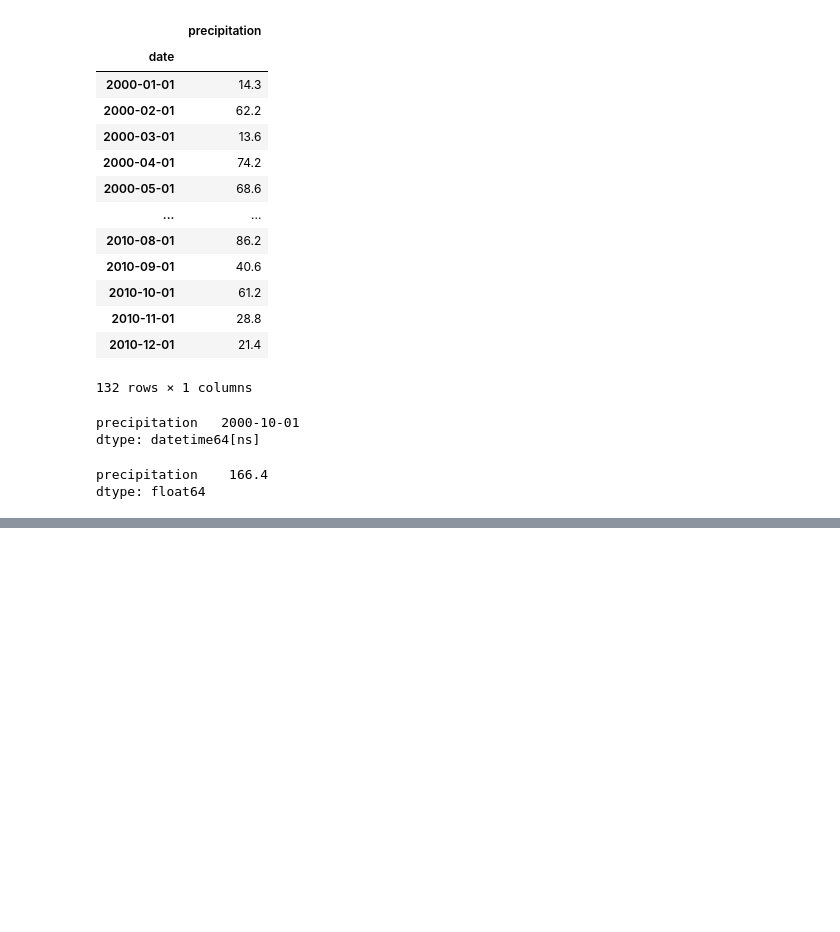
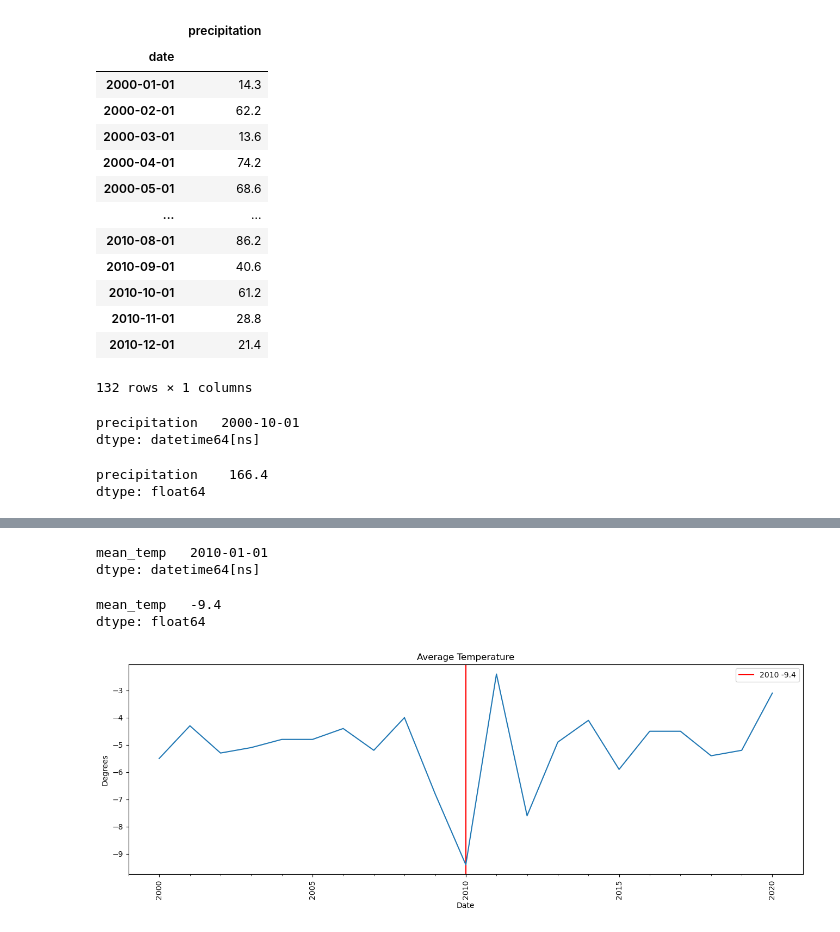
Before and after one commit to LoveidaLucero/Time-Series-Analysis, a Jupyter notebook: Resampling Datetime Data.ipynb, the cells around one changed output, grey strips where cells are left out. Drawn from its saved outputs; the diff is of its cells as text; code cells hidden in the pictures; blank space fills up the shorter version.

```diff
--- a/Resampling Datetime Data.ipynb
+++ b/Resampling Datetime Data.ipynb
@@ -198,0 +204,4 @@ fig.autofmt_xdate(which='major', rotation=90, ha='center');
+# %%
+# make copy of df and filter column/year
+ts = df_filtered.loc['2000':,['mean_temp']].copy()
+ts
@@ -198,0 +223,4 @@ fig.autofmt_xdate(which='major', rotation=90, ha='center');
+# %%
+# Resample using agg .min
+ts_as_res = ts.resample("AS").min()
+ts_as_res
@@ -198,0 +246,40 @@ fig.autofmt_xdate(which='major', rotation=90, ha='center');
+# %%
+# identify min avg date
+min_date = ts_as_res.idxmin()
+min_date
+# %% [output]
+mean_temp   2010-01-01
+dtype: datetime64[ns]
+# %%
+# identify min avg temp
+min_temp = ts_as_res.min()
+min_temp
+# %% [output]
+mean_temp   -9.4
+dtype: float64
+# %%
+fig, ax = plt.subplots(figsize=(16,5))
+
+ax.set(title='Average Temperature', ylabel='Degrees', xlabel='Date')
+plt.xticks(rotation=90)
+
+# add years
+loc_year = mdates.YearLocator(5)
+year_fmt = mdates.DateFormatter('%Y')
+ax.xaxis.set_major_locator(loc_year)
+ax.xaxis.set_major_formatter(year_fmt)
+
+# customize minor ticks
+minor_loc = mdates.YearLocator()
+ax.xaxis.set_minor_locator(minor_loc)
+
+# plot month with max precipitaiton
+ax.axvline(
+    min_date,
+    color='r', label=(f'{min_date[0].strftime("%Y")} {min_temp[0]}')
+)
+
+ax.plot(ts_as_res)
+plt.legend();
+# %% [output]
+[figure, added]
```
Also changed, not shown: parts of 8 cells of this notebook.
